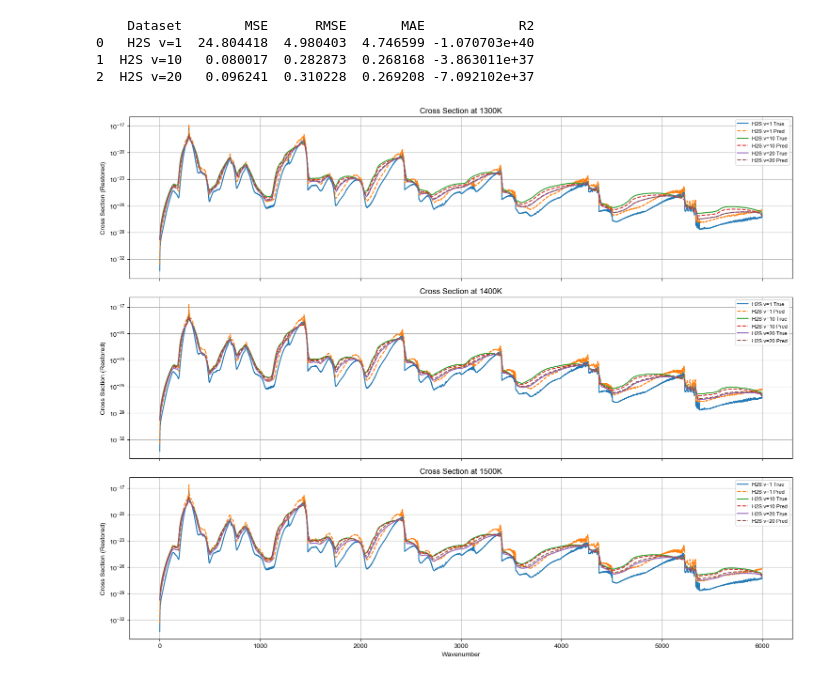
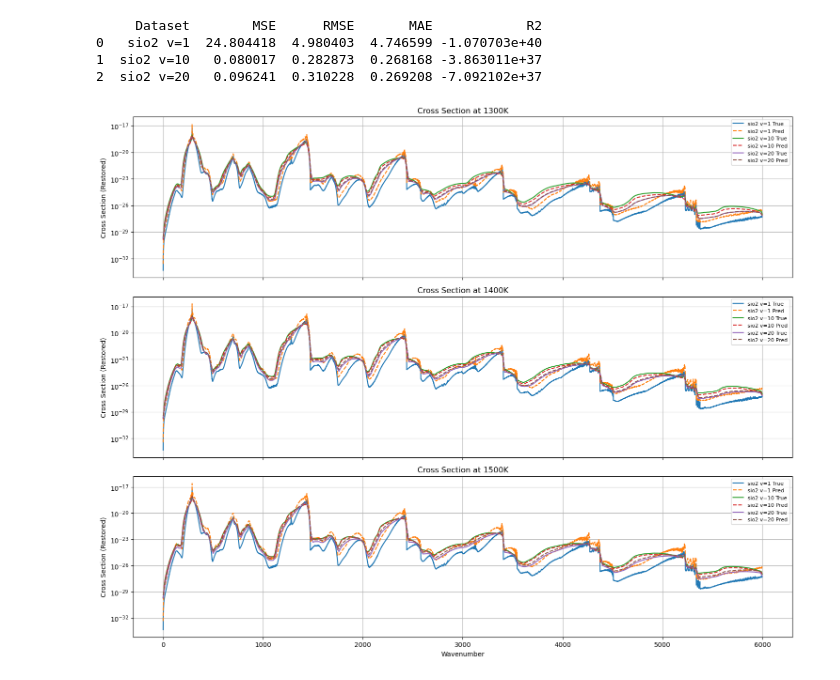
Before and after one commit to janezhens/High-temperature-extrapolatio, a Jupyter notebook: compare sio2.ipynb, the cells around one changed output. Saved outputs shown, nothing was run; the diff lists cells and outputs as text; code cells hidden in the pictures.

Commit message:
Comparison data update notes

```diff
--- a/compare sio2.ipynb
+++ b/compare sio2.ipynb
@@ -897,40 +462,40 @@ from sklearn.preprocessing import PolynomialFeatures
 from sklearn.linear_model import Lasso
 from sklearn.metrics import mean_squared_error, mean_absolute_error, r2_score
 
-# ========== 数据集路径 ==========
+# ========== Data set path ==========
 datasets = {
-    'H2S v=1': 'sio2_v=1.xlsm',
-    'H2S v=10': 'sio2_v=10.xlsm',
-    'H2S v=20': 'sio2_v=20.xlsm'
+    'sio2 v=1': 'sio2_v=1.xlsm',
+    'sio2 v=10': 'sio2_v=10.xlsm',
+    'sio2 v=20': 'sio2_v=20.xlsm'
 }
 
-# ========== 定义函数：标准化 + 训练 + 预测 + 反归一化 ==========
+# ========== Defining function: normalisation + training + prediction + back-normalisation==========
 def process_dataset(name, file):
-    # 读取数据
+    # retrieve data
     df = pd.read_excel(file)
     df = df.rename(columns={'number': 'wavenumber'})
 
-    # 划分训练/测试 (1800, 1900, 2000K 用作测试)
+    # Divide training/testing (1300, 1400, 1500K for testing)
     columns_to_exclude = ['t=1300k', 't=1400k', 't=1500k']
     columns_to_normalize = [col for col in df.columns if col.startswith('t=') and col not in columns_to_exclude]
 
-    # 按行标准化
+    # standardisation by bank
     data_to_normalize = df[columns_to_normalize].copy()
     row_means = data_to_normalize.mean(axis=1)
     row_stds = data_to_normalize.std(axis=1)
     df_scaled = (data_to_normalize.subtract(row_means, axis=0)).divide(row_stds, axis=0)
 
-    # 保存统计量
+    # Save statistics
     df_stats = pd.DataFrame({
         'wavenumber': df['wavenumber'],
         'row_mean': row_means,
         'row_std': row_stds
     }).set_index('wavenumber')
 
-    # 拼接标准化后的训练数据
+    # Training data after splicing normalisation
     train_df = pd.concat([df[['wavenumber']], df_scaled], axis=1)
 
-    # 转成长表
+    #  long chart
     long_df = pd.melt(
         train_df,
         id_vars='wavenumber',
@@ -940,7 +505,7 @@ def process_dataset(name, file):
     )
     long_df['temperature'] = long_df['temperature'].str.replace('t=', '', regex=False).str.replace('k', '', regex=False).astype(int)
 
-    # 训练/测试集划分
+    # Training/test set division
     test_df = df[['wavenumber'] + columns_to_exclude].rename(columns={'number': 'wavenumber'})
     test_long_df = pd.melt(
         test_df,
@@ -954,7 +519,7 @@ def process_dataset(name, file):
     X_train, y_train = long_df[['wavenumber', 'temperature']], long_df['cross_section']
     X_test, y_test = test_long_df[['wavenumber', 'temperature']], test_long_df['cross_section']
 
-    # 模型
+    # modelling
     model = make_pipeline(
         PolynomialFeatures(degree=6, include_bias=False),
         Lasso(alpha=1.0, max_iter=5000)
@@ -962,10 +527,10 @@ def process_dataset(name, file):
     model.fit(X_train, y_train)
     y_pred = model.predict(X_test)
 
-    # 保存预测结果
+    # Save predictions
     test_long_df['predicted'] = y_pred
 
-    # 反归一化
+    # inverse normalisation
     cross_section_restored = []
     predicted_restored = []
     for idx, row in test_long_df.iterrows():
@@ -980,7 +545,7 @@ def process_dataset(name, file):
     test_long_df['cross_section_restored'] = cross_section_restored
     test_long_df['predicted_restored'] = predicted_restored
 
-    # 计算误差指标
+    # Calculation of error indicators
     mse = mean_squared_error(test_long_df['cross_section'], test_long_df['predicted'])
     rmse = np.sqrt(mse)
     mae = mean_absolute_error(test_long_df['cross_section'], test_long_df['predicted'])
@@ -989,41 +554,41 @@ def process_dataset(name, file):
     metrics = {'Dataset': name, 'MSE': mse, 'RMSE': rmse, 'MAE': mae, 'R2': r2}
     return test_long_df, metrics
 
-# ========== 循环处理所有数据集 ==========
+# ========== Loop through all data sets==========
 results = {}
 metrics_list = []
 for name, file in datasets.items():
     df_result, metric = process_dataset(name, file)
     results[name] = df_result
     metrics_list.append(metric)
 
-# 打印误差指标
+# Printing Error Indicator
 metrics_df = pd.DataFrame(metrics_list)
 print(metrics_df)
 
-# ========== 画对比图 ==========
+# ========== draw a comparison chart==========
 temps = [1300, 1400, 1500]
 fig, axs = plt.subplots(len(temps), 1, figsize=(15, 12), sharex=True)
 
 for i, temp in enumerate(temps):
     ax = axs[i]
     for name, df in results.items():
         subset = df[df['temperature'] == temp]
         ax.plot(subset['wavenumber'], subset['cross_section_restored'], label=f'{name} True')
         ax.plot(subset['wavenumber'], subset['predicted_restored'], linestyle='--', label=f'{name} Pred')
     ax.set_title(f'Cross Section at {temp}K')
     ax.set_ylabel('Cross Section (Restored)')
     ax.legend(fontsize=8)
     ax.grid(True)
     ax.set_yscale('log')
 
 axs[-1].set_xlabel('Wavenumber')
 plt.tight_layout()
 plt.show()
 # %% [output]
-    Dataset        MSE      RMSE       MAE            R2
-0   H2S v=1  24.804418  4.980403  4.746599 -1.070703e+40
-1  H2S v=10   0.080017  0.282873  0.268168 -3.863011e+37
-2  H2S v=20   0.096241  0.310228  0.269208 -7.092102e+37
+     Dataset        MSE      RMSE       MAE            R2
+0   sio2 v=1  24.804418  4.980403  4.746599 -1.070703e+40
+1  sio2 v=10   0.080017  0.282873  0.268168 -3.863011e+37
+2  sio2 v=20   0.096241  0.310228  0.269208 -7.092102e+37
-[figure, old version]
+[figure, new version]
 # %%
```
Also changed, not shown: parts of 3 cells of this notebook, 3 other files.
